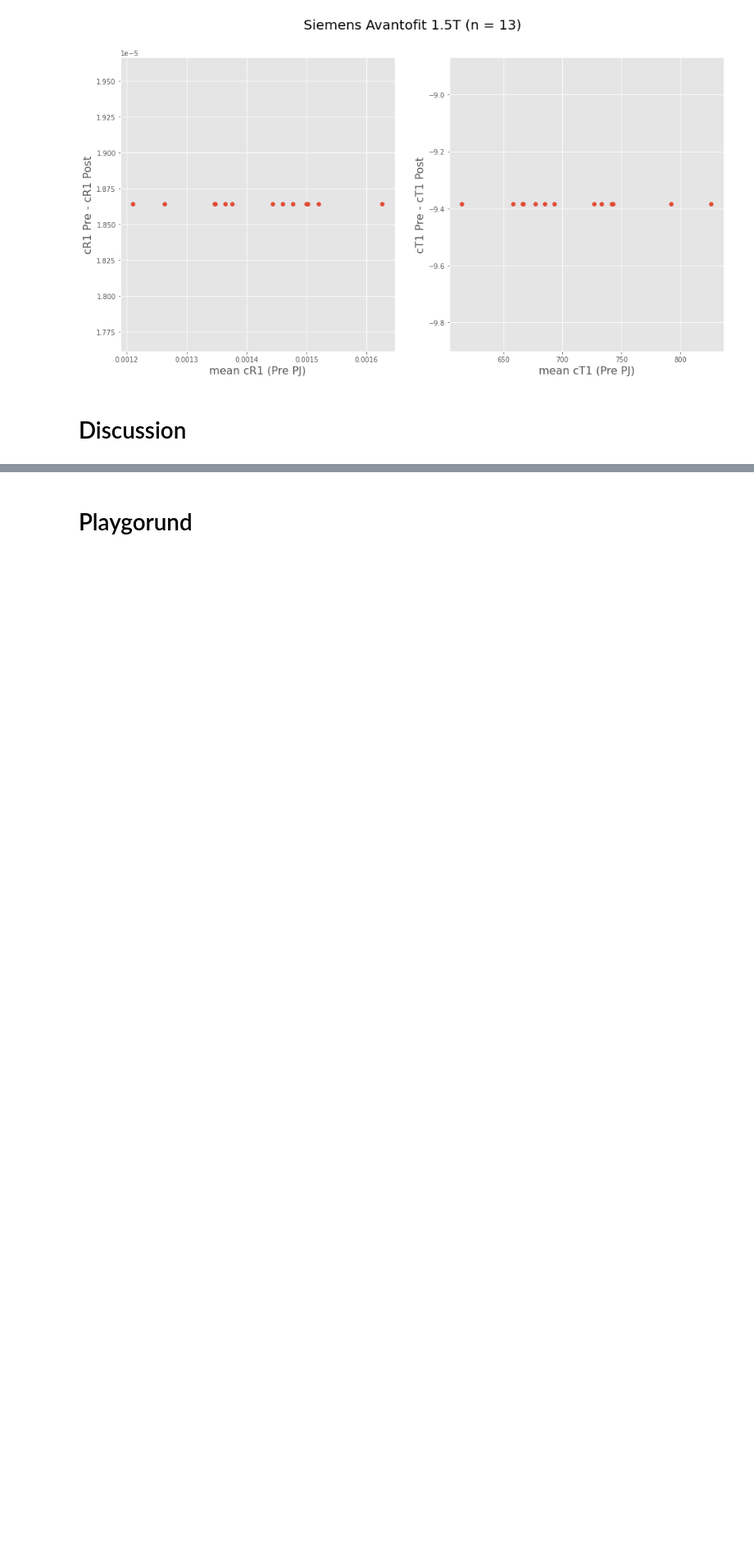
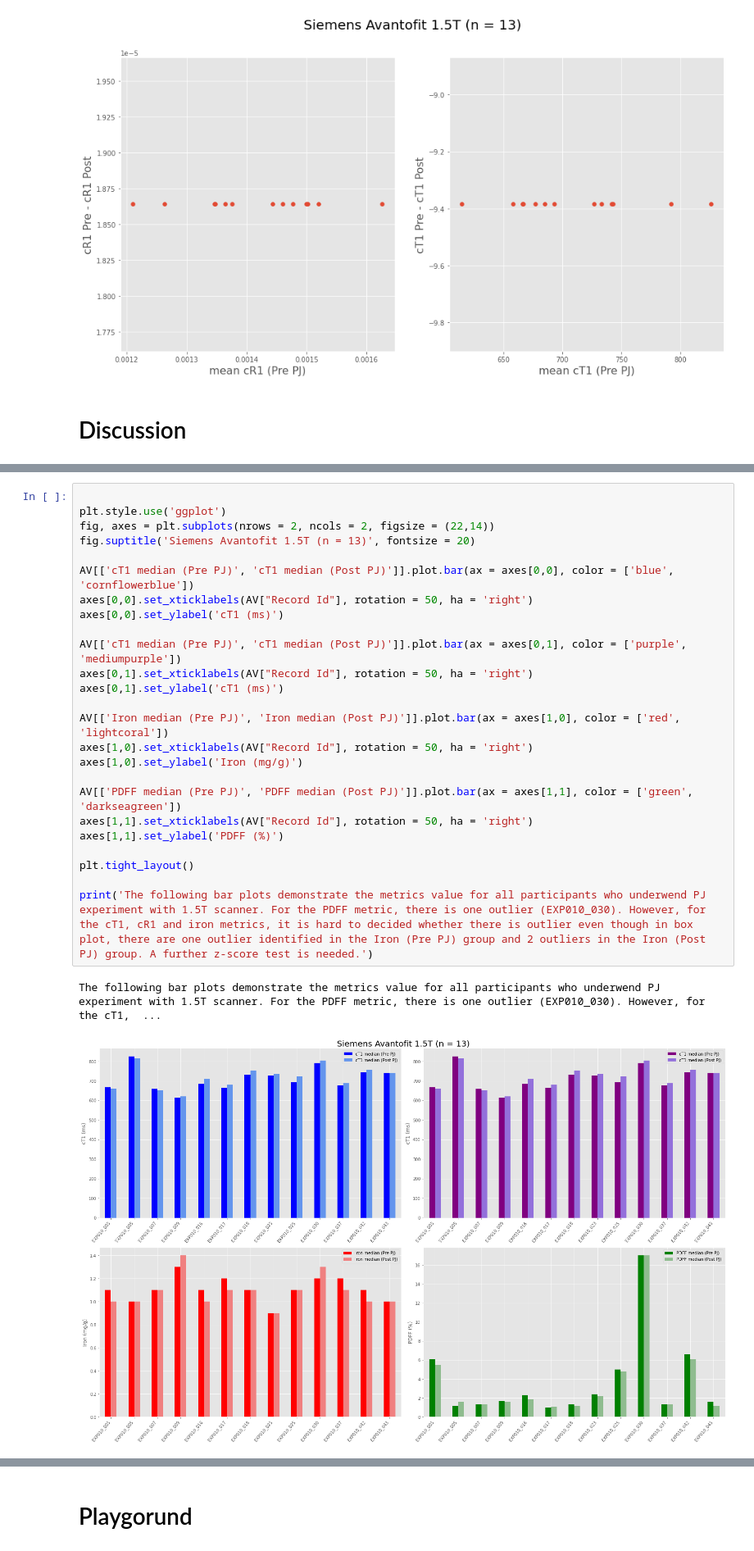
Before and after one commit to WhySeeYC/reference_app, a Jupyter notebook: PineappleJuice/VendorSpecificPlots.ipynb, the cells around one changed output, grey strips where cells are left out. Shown at 82% size. Cells and saved outputs as stored; diff of their text form; blank space fills up the shorter version.

```diff
--- a/PineappleJuice/VendorSpecificPlots.ipynb
+++ b/PineappleJuice/VendorSpecificPlots.ipynb
@@ -1386,0 +1446,28 @@ Retrospectively, the design of the study aimed to included a wide range of healt
+# %%
+
+plt.style.use('ggplot')
+fig, axes = plt.subplots(nrows = 2, ncols = 2, figsize = (22,14))
+fig.suptitle('Siemens Avantofit 1.5T (n = 13)', fontsize = 20)
+
+AV[['cT1 median (Pre PJ)', 'cT1 median (Post PJ)']].plot.bar(ax = axes[0,0], color = ['blue', 'cornflowerblue'])
+axes[0,0].set_xticklabels(AV["Record Id"], rotation = 50, ha = 'right')
+axes[0,0].set_ylabel('cT1 (ms)')
+
+AV[['cT1 median (Pre PJ)', 'cT1 median (Post PJ)']].plot.bar(ax = axes[0,1], color = ['purple', 'mediumpurple'])
+axes[0,1].set_xticklabels(AV["Record Id"], rotation = 50, ha = 'right')
+axes[0,1].set_ylabel('cT1 (ms)')
+
+AV[['Iron median (Pre PJ)', 'Iron median (Post PJ)']].plot.bar(ax = axes[1,0], color = ['red', 'lightcoral'])
+axes[1,0].set_xticklabels(AV["Record Id"], rotation = 50, ha = 'right')
+axes[1,0].set_ylabel('Iron (mg/g)')
+
+AV[['PDFF median (Pre PJ)', 'PDFF median (Post PJ)']].plot.bar(ax = axes[1,1], color = ['green', 'darkseagreen'])
+axes[1,1].set_xticklabels(AV["Record Id"], rotation = 50, ha = 'right')
+axes[1,1].set_ylabel('PDFF (%)')
+
+plt.tight_layout()
+
+print('The following bar plots demonstrate the metrics value for all participants who underwend PJ experiment with 1.5T scanner. For the PDFF metric, there is one outlier (EXP010_030). However, for the cT1, cR1 and iron metrics, it is hard to decided whether there is outlier even though in box plot, there are one outlier identified in the Iron (Pre PJ) group and 2 outliers in the Iron (Post PJ) group. A further z-score test is needed.')
+# %% [output]
+The following bar plots demonstrate the metrics value for all participants who underwend PJ experiment with 1.5T scanner. For the PDFF metric, there is one outlier (EXP010_030). However, for the cT1,  ...
+[figure, added]
```
Also changed, not shown: parts of 33 cells of this notebook, 1 other file.
